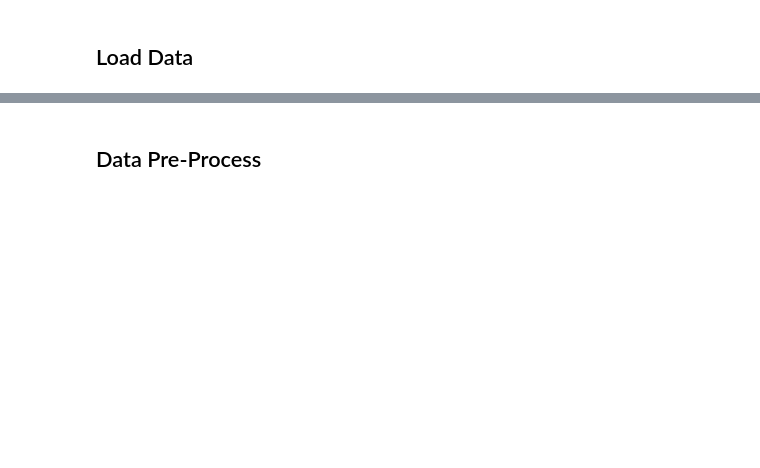
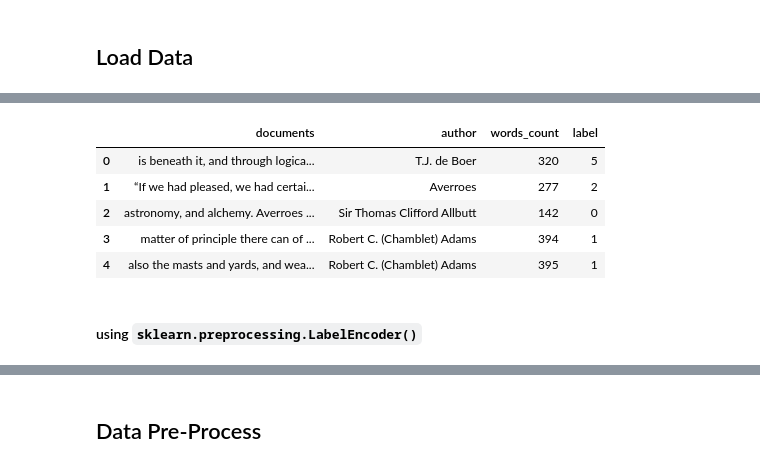
Before and after one commit to dev-SR/natural-language-processing_NLP, a Jupyter notebook: 04assignment/asng.ipynb, the cells around one changed output, grey strips where cells are left out. Saved outputs shown, nothing was run; the diff lists cells and outputs as text; code cells hidden in the pictures; blank space fills up the shorter version.

```diff
--- a/04assignment/asng.ipynb
+++ b/04assignment/asng.ipynb
@@ -72,0 +237,13 @@ df.head()
+# %%
+# shuffle data
+df = df.sample(frac=1).reset_index(drop=True)
+df.head()
+# %% [output]
+|  | documents | author | words_count | label |
+| 0 | is beneath it, and through logica... | T.J. de Boer | 320 | 5 |
+| 1 | “If we had pleased, we had certai... | Averroes | 277 | 2 |
+| 2 | astronomy, and alchemy. Averroes ... | Sir Thomas Clifford Allbutt | 142 | 0 |
+| 3 | matter of principle there can of ... | Robert C. (Chamblet) Adams | 394 | 1 |
+| 4 | also the masts and yards, and wea... | Robert C. (Chamblet) Adams | 395 | 1 |
+# %% [markdown]
+#### using `sklearn.preprocessing.LabelEncoder()`
```
Also changed, not shown: parts of 42 cells of this notebook, 12 other files.
